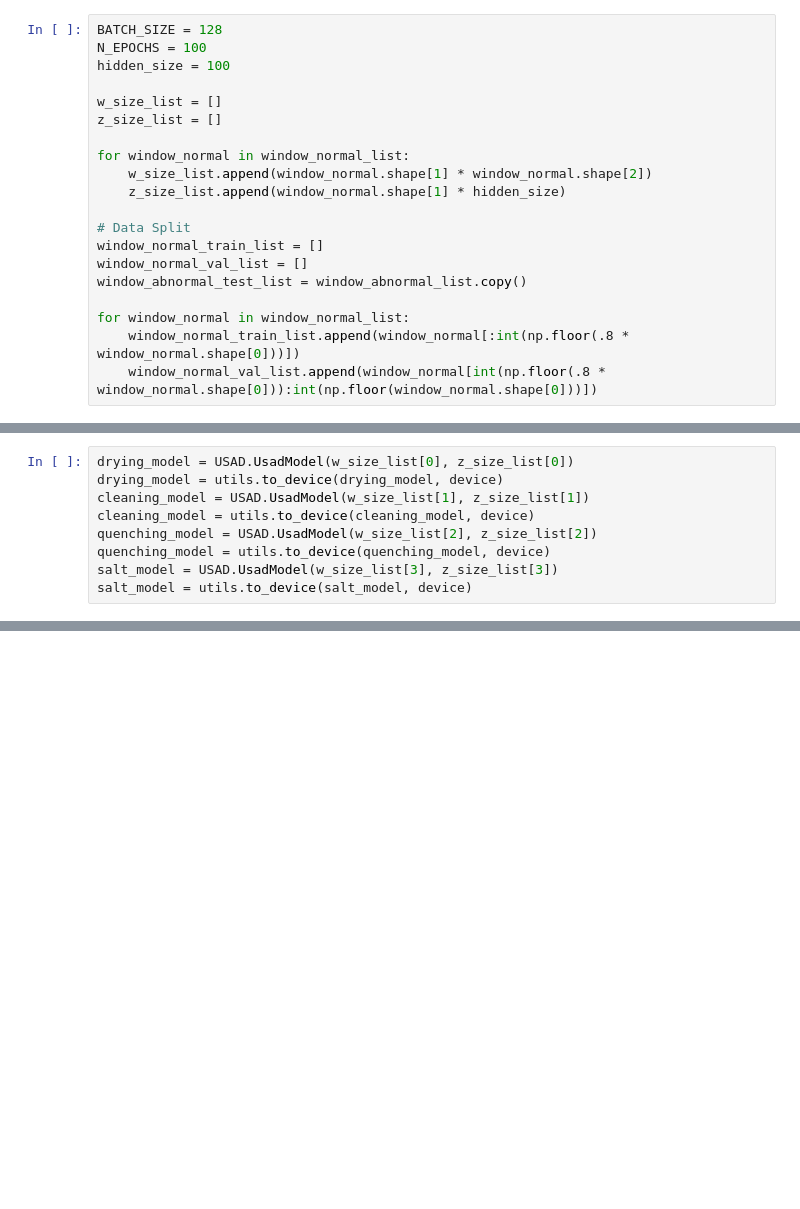
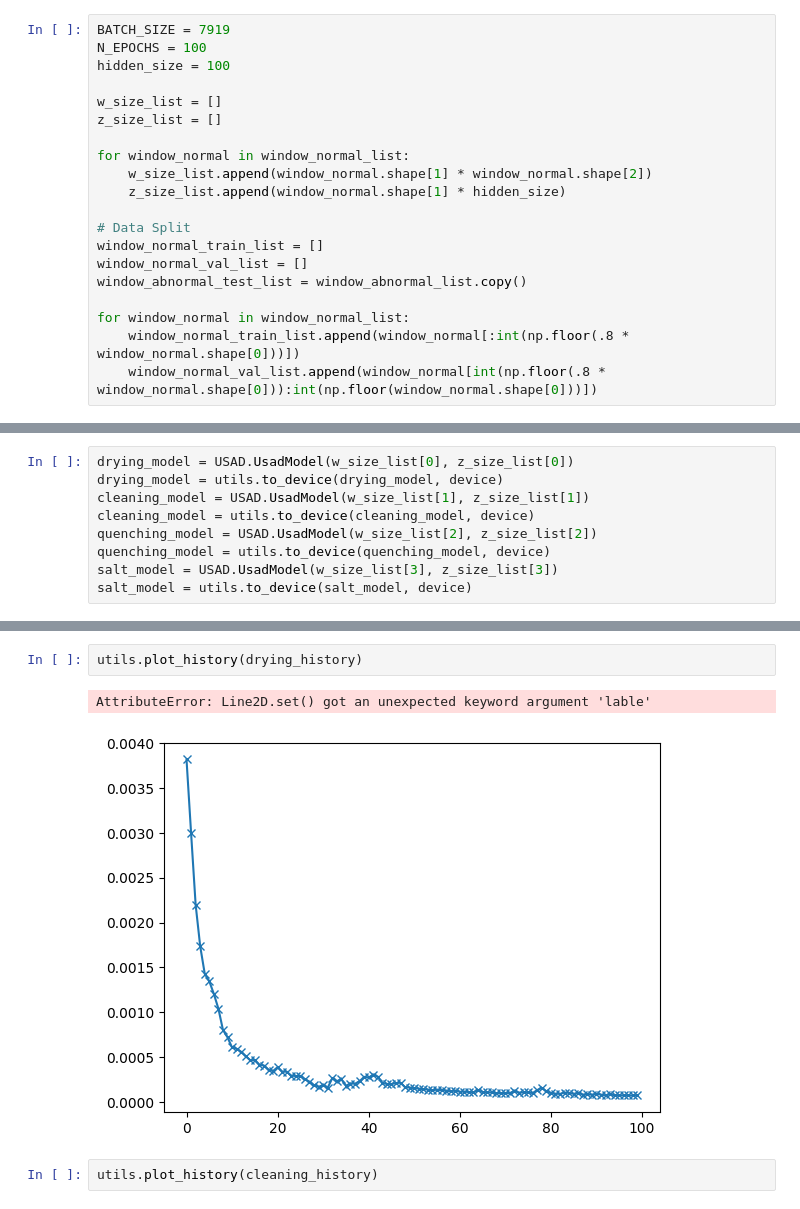
Before and after one commit to by-hwa/3th-KAMP-contest, a Jupyter notebook: USADforPredictMaintnance.ipynb, the cells around one changed output, grey strips where cells are left out. Cells and saved outputs as stored; diff of their text form; blank space fills up the shorter version.

```diff
--- a/USADforPredictMaintnance.ipynb
+++ b/USADforPredictMaintnance.ipynb
@@ -180,7 +189,7 @@ for idx, scaled_df in enumerate(df_list):
 # window_normal_val_list = [window_drying_normal_val, window_cleaning_normal_val, window_quenching_normal_val, window_salt_normal_val]
 # window_abnormal_test_list = [window_drying_abnormal, window_cleaning_abnormal, window_quenching_abnormal, window_salt_abnormal]
 # %%
-BATCH_SIZE = 128
+BATCH_SIZE = 7919
 N_EPOCHS = 100
 hidden_size = 100
 
@@ -245,0 +295,7 @@ salt_history = USAD.training(N_EPOCHS, salt_model, train_loader_list[3], val_loa
+# %%
+utils.plot_history(drying_history)
+# %% [output]
+AttributeError: Line2D.set() got an unexpected keyword argument 'lable'
+[figure, added]
+# %%
+utils.plot_history(cleaning_history)
```
Also changed, not shown: parts of 13 cells of this notebook, 5 other files.
